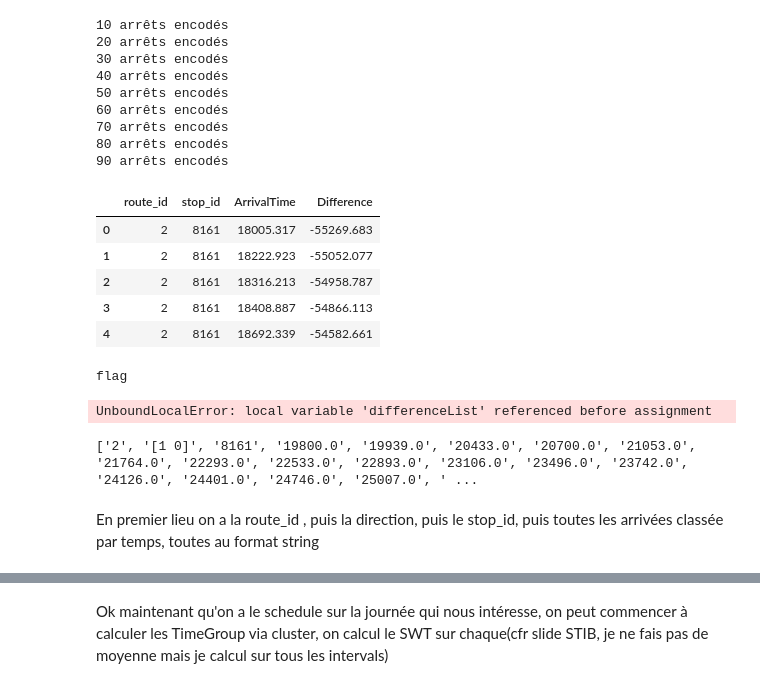
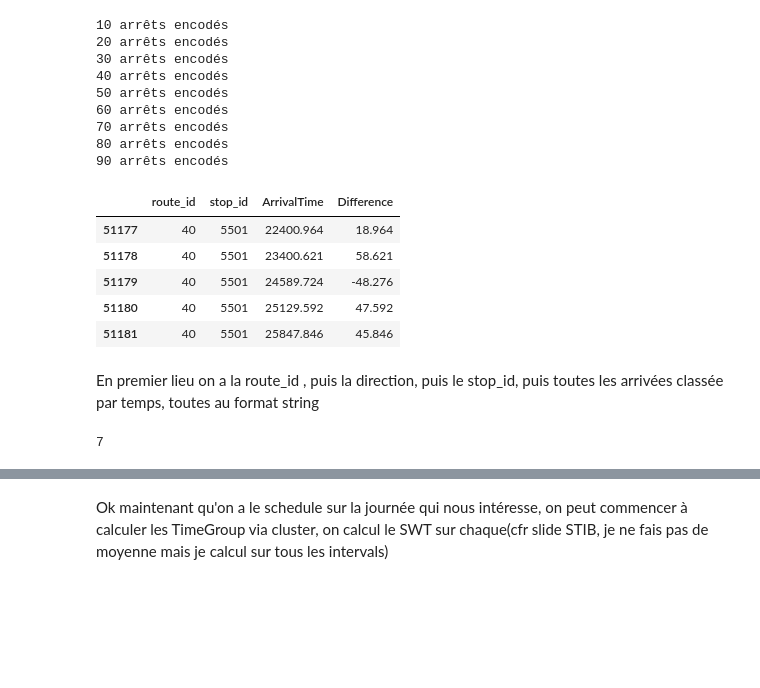
Before and after one commit to Hosx/Project-Stib-Data-Mining, a Jupyter notebook: ComputationEWT.ipynb, the cells around one changed output, grey strips where cells are left out. Cells and saved outputs as stored; diff of their text form; code cells hidden in the pictures; blank space fills up the shorter version.

```diff
--- a/ComputationEWT.ipynb
+++ b/ComputationEWT.ipynb
@@ -415,46 +547,13 @@ with open('PunctualityExplore.csv', 'w', encoding='UTF8',newline='') as file:
 # %%
 
 MeasurePunc = pd.read_csv('PunctualityExplore.csv')
-MeasurePunc.head()
+MeasurePunc[MeasurePunc['route_id']==40].head()
 # %% [output]
 |  | route_id | stop_id | ArrivalTime | Difference |
-| 0 | 2 | 8161 | 18005.317 | -55269.683 |
-| 1 | 2 | 8161 | 18222.923 | -55052.077 |
-| 2 | 2 | 8161 | 18316.213 | -54958.787 |
-| 3 | 2 | 8161 | 18408.887 | -54866.113 |
-| 4 | 2 | 8161 | 18692.339 | -54582.661 |
+| 51177 | 40 | 5501 | 22400.964 | 18.964 |
+| 51178 | 40 | 5501 | 23400.621 | 58.621 |
+| 51179 | 40 | 5501 | 24589.724 | -48.276 |
+| 51180 | 40 | 5501 | 25129.592 | 47.592 |
+| 51181 | 40 | 5501 | 25847.846 | 45.846 |
-# %%
-if (RowReal[0]==line) & (RowReal[1]==stop):
-                    ArrivalTime = np.array(RowReal[3].split(',')).astype(np.float64)
-                    differenceList = []
-                    for arrival in ArrivalTime:
-                        closest = min(SchedulePuncdfForStop['ArrivalTime'].values,key=lambda x: abs(x-arrival))
-                        difference = arrival-closest
-                        RowToWrite = []
-
-
-def DifferenceScheduleJSON(stop,route,ArrivalTimeScheduleArray):
-
-    line = RouteIdToLineId(route)
-    for i,RowReal in enumerate(ReadJSON):
-        if (RowReal[0]==line) & (RowReal[1]==stop):
-            ArrivalTime = np.array(RowReal[3].split(',')).astype(np.float64)
-            differenceList = []
-            print('flag2')
-            for arrival in ArrivalTime:
-                closest = min(ArrivalTimeScheduleArray,key=lambda x: abs(x-arrival))
-                difference = arrival-closest
-                differenceList.append(difference)
-    return(differenceList)
-# %% [output]
-flag
-UnboundLocalError: local variable 'differenceList' referenced before assignment
-# %%
-ReadSchedule = csv.reader(open('Schedule20210915.csv', 'r'),delimiter=',')
-for i,row in enumerate(ReadSchedule):
-    if i==2:
-        print(row)
-# %% [output]
-['2', '[1 0]', '8161', '19800.0', '19939.0', '20433.0', '20700.0', '21053.0', '21764.0', '22293.0', '22533.0', '22893.0', '23106.0', '23496.0', '23742.0', '24126.0', '24401.0', '24746.0', '25007.0', ' ...
 # %% [markdown]
 En premier lieu on a la route_id , puis la direction, puis le stop_id, puis toutes les arrivées classée par temps, toutes au format string
@@ -460,0 +624,4 @@ En premier lieu on a la route_id , puis la direction, puis le stop_id, puis tout
+# %%
+250//35
+# %% [output]
+7
```
Also changed, not shown: parts of 32 cells of this notebook, 21 other files.
